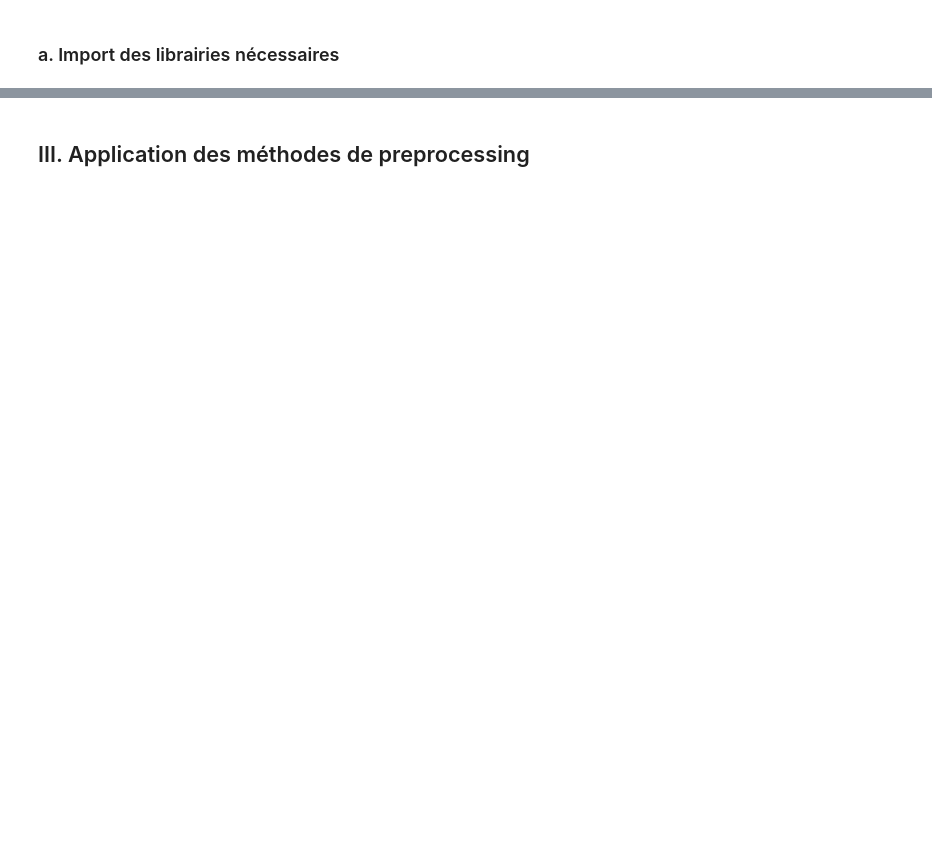
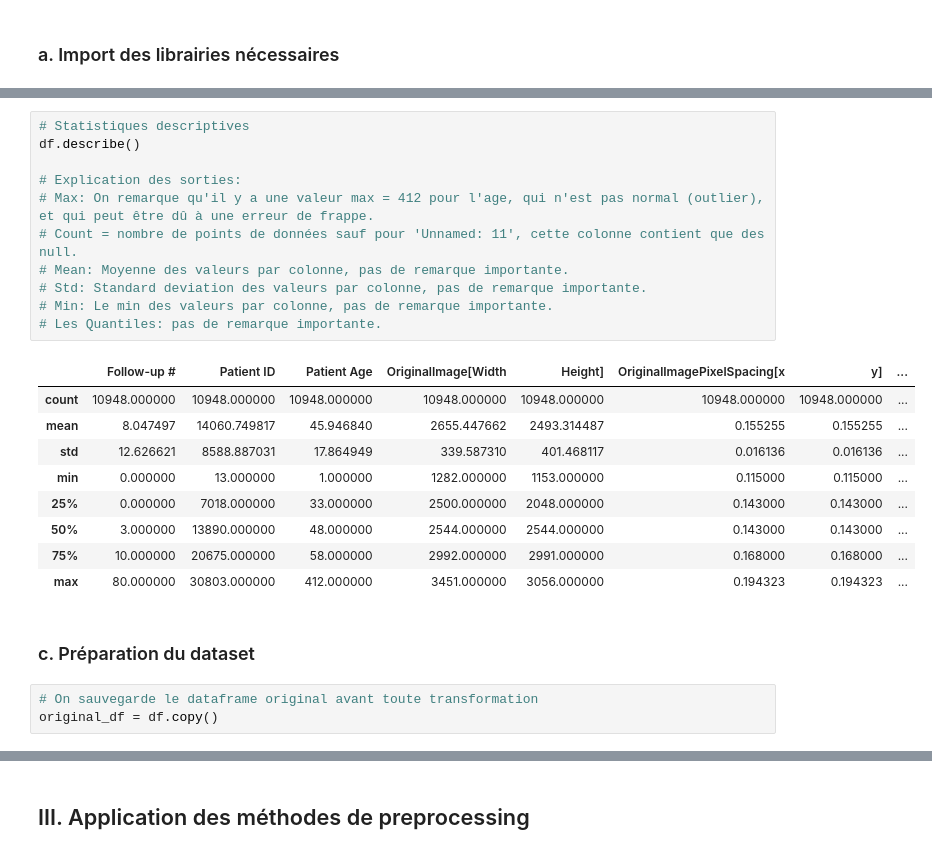
Before and after one commit to Raouf-Medj/projet-fairness, a Jupyter notebook: rendu.ipynb, the cells around one changed output, grey strips where cells are left out. Drawn from its saved outputs; the diff is of its cells as text; blank space fills up the shorter version.

```diff
--- a/rendu.ipynb
+++ b/rendu.ipynb
@@ -31,0 +152,26 @@ L’objectif de ce projet est d’**analyser un sous-ensemble de métadonnées e
+# %%
+# Statistiques descriptives
+df.describe()
+
+# Explication des sorties:
+# Max: On remarque qu'il y a une valeur max = 412 pour l'age, qui n'est pas normal (outlier), et qui peut être dû à une erreur de frappe.
+# Count = nombre de points de données sauf pour 'Unnamed: 11', cette colonne contient que des null.
+# Mean: Moyenne des valeurs par colonne, pas de remarque importante.
+# Std: Standard deviation des valeurs par colonne, pas de remarque importante.
+# Min: Le min des valeurs par colonne, pas de remarque importante.
+# Les Quantiles: pas de remarque importante.
+# %% [output]
+|  | Follow-up # | Patient ID | Patient Age | OriginalImage[Width | Height] | OriginalImagePixelSpacing[x | y] | ... |
+| count | 10948.000000 | 10948.000000 | 10948.000000 | 10948.000000 | 10948.000000 | 10948.000000 | 10948.000000 | ... |
+| mean | 8.047497 | 14060.749817 | 45.946840 | 2655.447662 | 2493.314487 | 0.155255 | 0.155255 | ... |
+| std | 12.626621 | 8588.887031 | 17.864949 | 339.587310 | 401.468117 | 0.016136 | 0.016136 | ... |
+| min | 0.000000 | 13.000000 | 1.000000 | 1282.000000 | 1153.000000 | 0.115000 | 0.115000 | ... |
+| 25% | 0.000000 | 7018.000000 | 33.000000 | 2500.000000 | 2048.000000 | 0.143000 | 0.143000 | ... |
+| 50% | 3.000000 | 13890.000000 | 48.000000 | 2544.000000 | 2544.000000 | 0.143000 | 0.143000 | ... |
+| 75% | 10.000000 | 20675.000000 | 58.000000 | 2992.000000 | 2991.000000 | 0.168000 | 0.168000 | ... |
+| max | 80.000000 | 30803.000000 | 412.000000 | 3451.000000 | 3056.000000 | 0.194323 | 0.194323 | ... |
+# %% [markdown]
+### c. Préparation du dataset
+# %%
+# On sauvegarde le dataframe original avant toute transformation
+original_df = df.copy()
```
Also changed, not shown: parts of 29 cells of this notebook, 1 other file.
